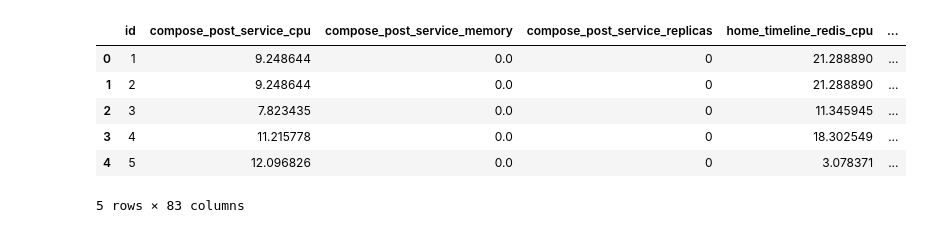
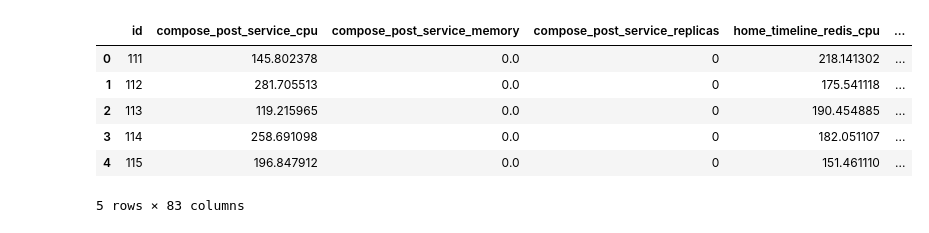
Before and after one commit to rozanfa/kubernetes-autoscaler, a Jupyter notebook: visualize.ipynb, the cells around one changed output. Saved outputs shown, nothing was run; the diff lists cells and outputs as text; code cells hidden in the pictures.

```diff
--- a/visualize.ipynb
+++ b/visualize.ipynb
@@ -35,21 +36,21 @@ df.head()
 # %%
 table = "social_network_predicted"
 cur = conn.cursor()
-cur.execute(f"SELECT * FROM {table}")
+cur.execute(f"SELECT * FROM {table} OFFSET {offset - 30} LIMIT {limit}")
 raw_predicted_data = cur.fetchall()
 column_names = [desc[0] for desc in cur.description]
 cur.close()
+
+# Create a dataframe
+
+import pandas as pd
+df_predicted = pd.DataFrame(raw_predicted_data, columns=column_names)
+df_predicted.head()
+# %% [output]
+|  | id | compose_post_service_cpu | compose_post_service_memory | compose_post_service_replicas | home_timeline_redis_cpu | ... |
+| 0 | 111 | 145.802378 | 0.0 | 0 | 218.141302 | ... |
+| 1 | 112 | 281.705513 | 0.0 | 0 | 175.541118 | ... |
+| 2 | 113 | 119.215965 | 0.0 | 0 | 190.454885 | ... |
+| 3 | 114 | 258.691098 | 0.0 | 0 | 182.051107 | ... |
+| 4 | 115 | 196.847912 | 0.0 | 0 | 151.461110 | ... |
+5 rows × 83 columns
-# %%
-# Create a dataframe
-
-import pandas as pd
-df_predicted = pd.DataFrame(raw_predicted_data, columns=column_names)
-df_predicted.head()
-# %% [output]
-|  | id | compose_post_service_cpu | compose_post_service_memory | compose_post_service_replicas | home_timeline_redis_cpu | ... |
-| 0 | 1 | 9.248644 | 0.0 | 0 | 21.288890 | ... |
-| 1 | 2 | 9.248644 | 0.0 | 0 | 21.288890 | ... |
-| 2 | 3 | 7.823435 | 0.0 | 0 | 11.345945 | ... |
-| 3 | 4 | 11.215778 | 0.0 | 0 | 18.302549 | ... |
-| 4 | 5 | 12.096826 | 0.0 | 0 | 3.078371 | ... |
-5 rows × 83 columns
```
Also changed, not shown: parts of 13 cells of this notebook, 22 other files.
